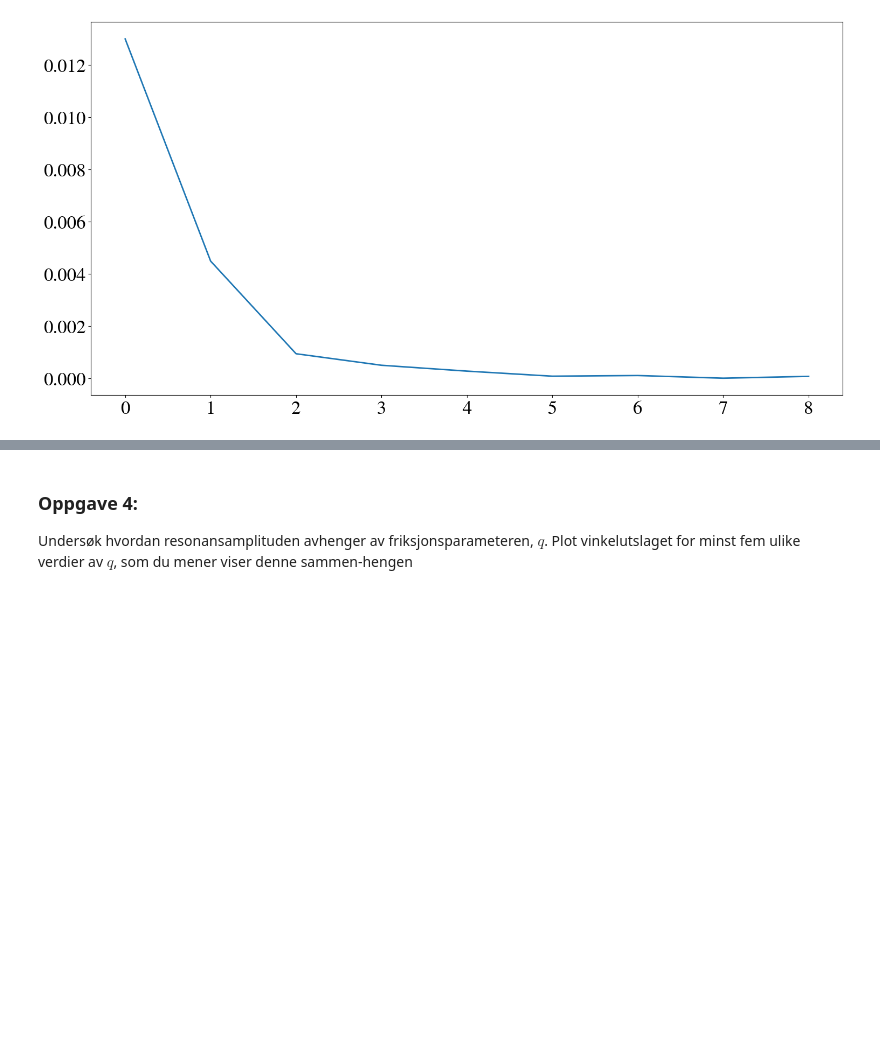
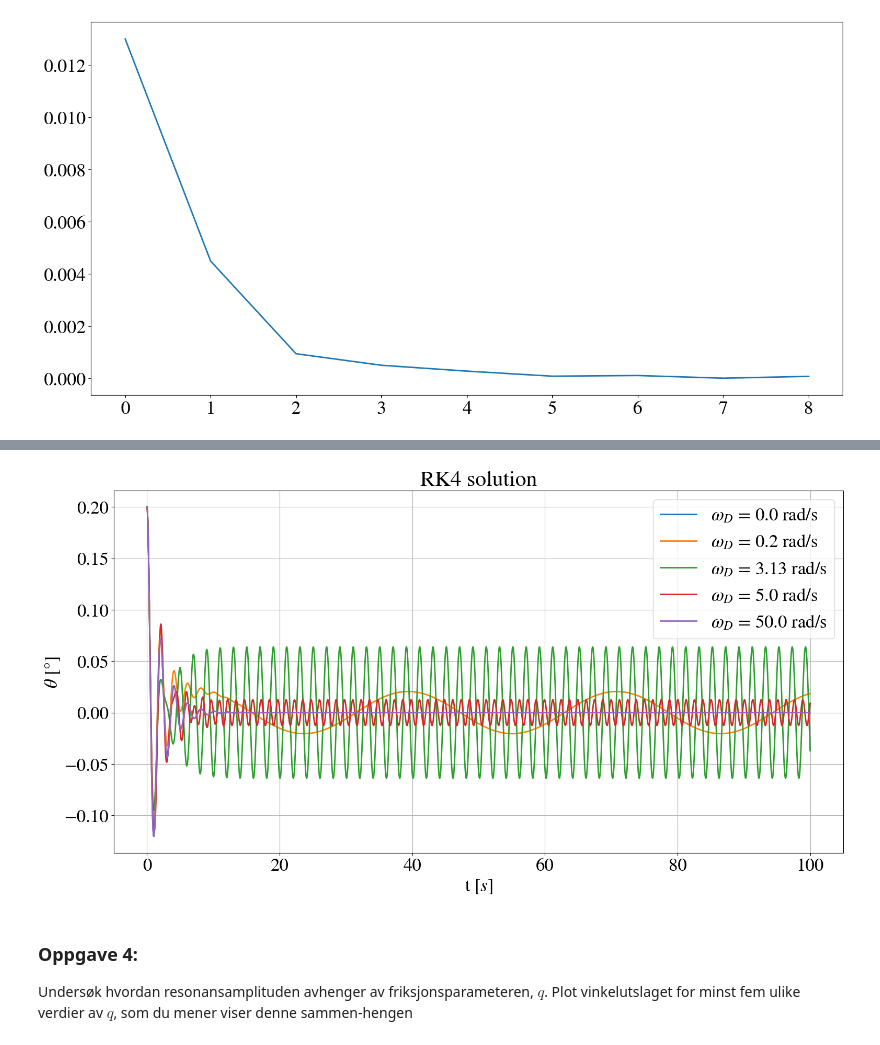
Before and after one commit to Oliver-BS/TFY4163-numerical-project, a Jupyter notebook: main.ipynb, the cells around one changed output, grey strips where cells are left out. Cells and saved outputs as stored; diff of their text form; code cells hidden in the pictures; blank space fills up the shorter version.

```diff
--- a/main.ipynb
+++ b/main.ipynb
@@ -275,3 +308,16 @@ plt.plot()
+# %%
+parameters["T"] = 50
+
+for i in range(len(omega_D)):
+    plt.plot(t, val[i][0], label=r"$\omega_D$ = "+str(round(omega_D[i], 2)) + " rad/s")
+plt.title('RK4 solution')
+plt.xlabel(r't $[s]$')
+plt.ylabel(r'$\theta$ $[\degree]$')
+plt.legend()
+plt.grid()
+plt.show()
+# %% [output]
+[figure, added]
 # %% [markdown]
 ### Oppgave 4:
 Undersøk hvordan resonansamplituden avhenger av friksjonsparameteren, $\textit{q}$. Plot vinkelutslaget for minst fem ulike verdier av $\textit{q}$, som du mener viser denne sammen-hengen
```
Also changed, not shown: parts of 1 cell of this notebook.
